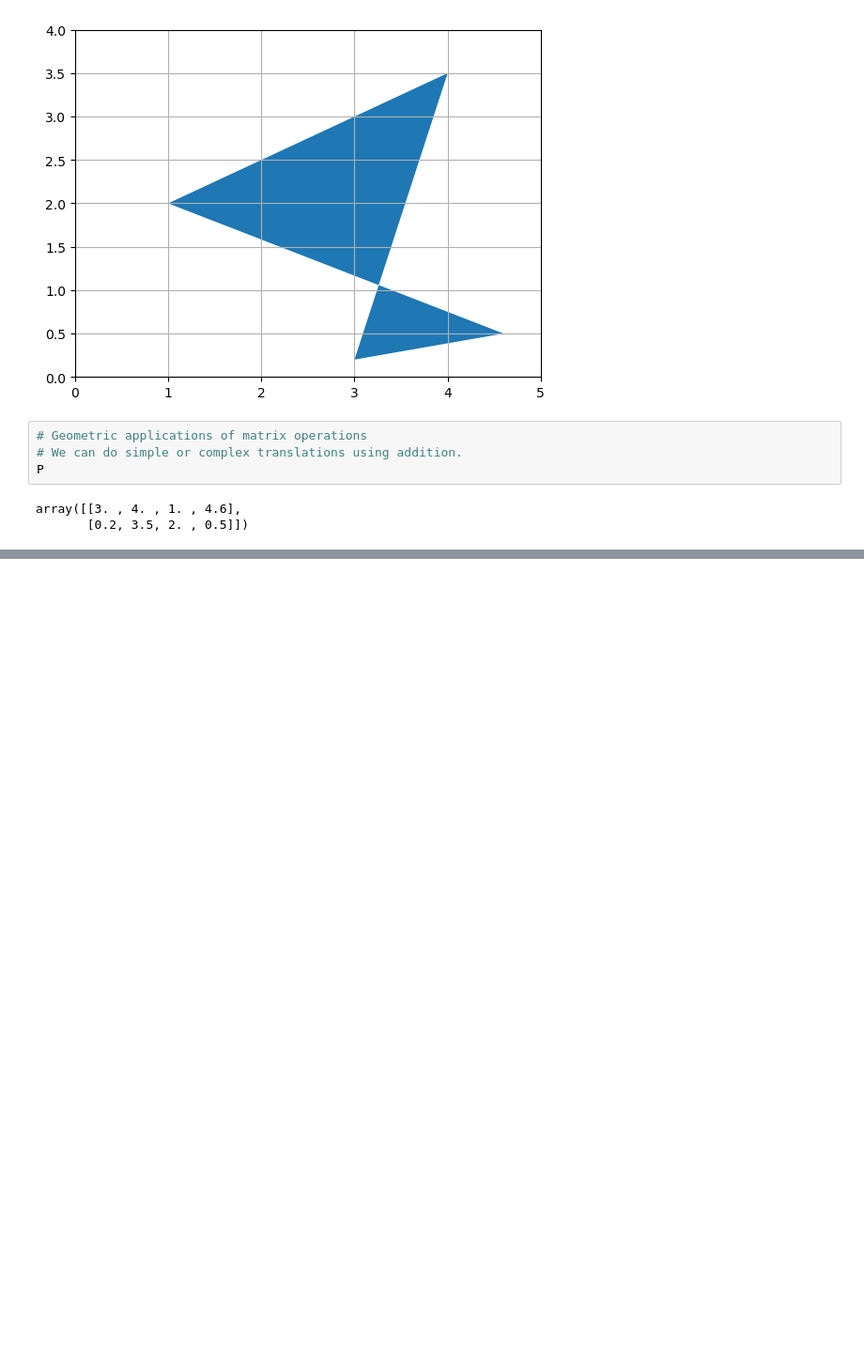
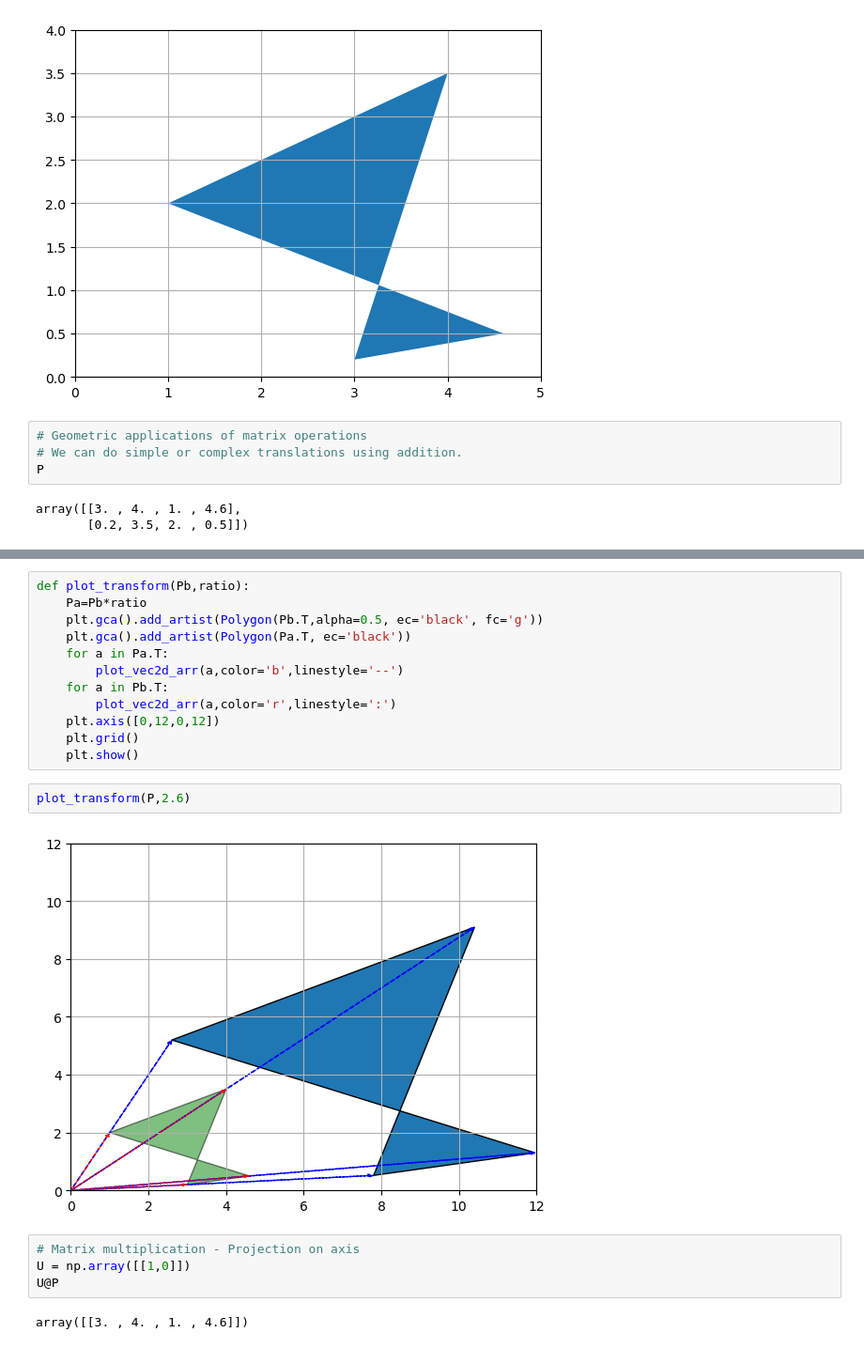
Before and after one commit to 1Nitin1/Jupyter-Codes, a Jupyter notebook: Maths for ML/Linear_Algebra.ipynb, the cells around one changed output, grey strips where cells are left out. Shown at 94% size. Cells and saved outputs as stored; diff of their text form; blank space fills up the shorter version.

```diff
--- a/Maths for ML/Linear_Algebra.ipynb
+++ b/Maths for ML/Linear_Algebra.ipynb
@@ -355,0 +361,22 @@ translate(P,Q)
+# %%
+def plot_transform(Pb,ratio):
+    Pa=Pb*ratio
+    plt.gca().add_artist(Polygon(Pb.T,alpha=0.5, ec='black', fc='g'))
+    plt.gca().add_artist(Polygon(Pa.T, ec='black'))
+    for a in Pa.T:
+        plot_vec2d_arr(a,color='b',linestyle='--')
+    for a in Pb.T:
+        plot_vec2d_arr(a,color='r',linestyle=':')
+    plt.axis([0,12,0,12])
+    plt.grid()
+    plt.show()
+# %%
+plot_transform(P,2.6)
+# %% [output]
+[figure, added]
+# %%
+# Matrix multiplication - Projection on axis
+U = np.array([[1,0]])
+U@P
+# %% [output]
+array([[3. , 4. , 1. , 4.6]])
```
Also changed, not shown: parts of 8 cells of this notebook.
